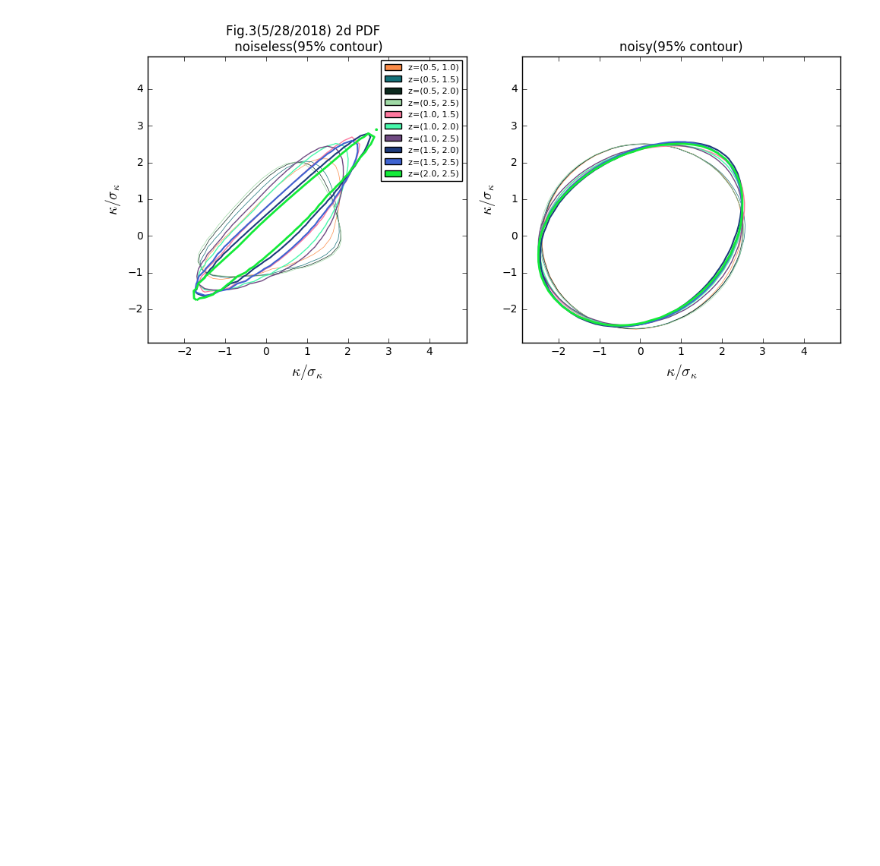
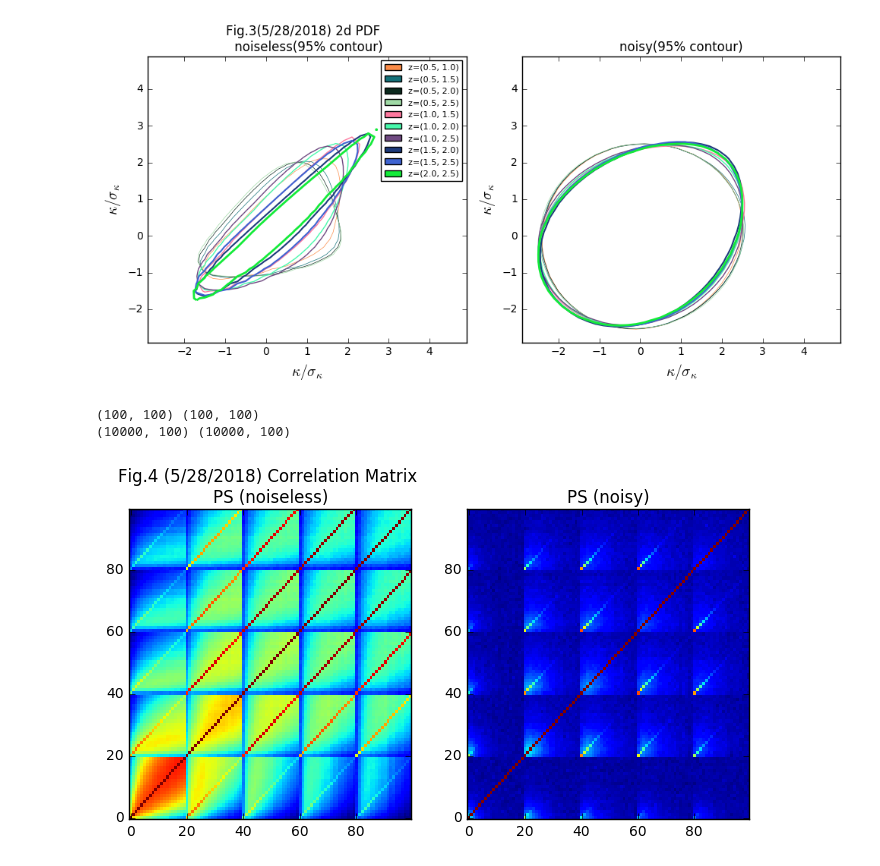
Before and after one commit to liuxx479/PDFs, a Jupyter notebook: test_10k.ipynb, the cells around one changed output. Saved outputs shown, nothing was run; the diff lists cells and outputs as text; code cells hidden in the pictures; blank space fills up the shorter version.

```diff
--- a/test_10k.ipynb
+++ b/test_10k.ipynb
@@ -108,0 +142,23 @@ show()
+# %%
+########### build covariance matrix
+ebcov_dir = 'box5/output_eb_5000_s4/seed0/'
+psI_cov = swapaxes(array( [load(ebcov_dir+'ALL_igalXigal_z{0}_z{0}.npy'.format(iz)) for iz in z_arr]),0,1).reshape(10000,-1)
+psN_cov = swapaxes(array( [load(ebcov_dir+'ALL_galXgal_z{0}_z{0}.npy'.format(iz)) for iz in z_arr]),0,1).reshape(10000,-1)
+
+covpsI = cov(psI_cov,rowvar=0)
+covpsN = cov(psN_cov,rowvar=0)
+print covpsI.shape, covpsN.shape
+print psI_cov.shape, psN_cov.shape
+# %% [output]
+(100, 100) (100, 100)
+(10000, 100) (10000, 100)
+# %%
+f, axes = subplots(1,2,figsize=(8,4))
+axes[0].imshow(WLanalysis.corr_mat(covpsI), origin='lower',aspect='auto',interpolation='nearest')
+axes[1].imshow(WLanalysis.corr_mat(covpsN), origin='lower',aspect='auto',interpolation='nearest')
+
+axes[0].set_title('Fig.4 (5/28/2018) Correlation Matrix \nPS (noiseless)')
+axes[1].set_title('PS (noisy)')
+show()
+# %% [output]
+[figure, added]
```
Also changed, not shown: parts of 1 cell of this notebook.
